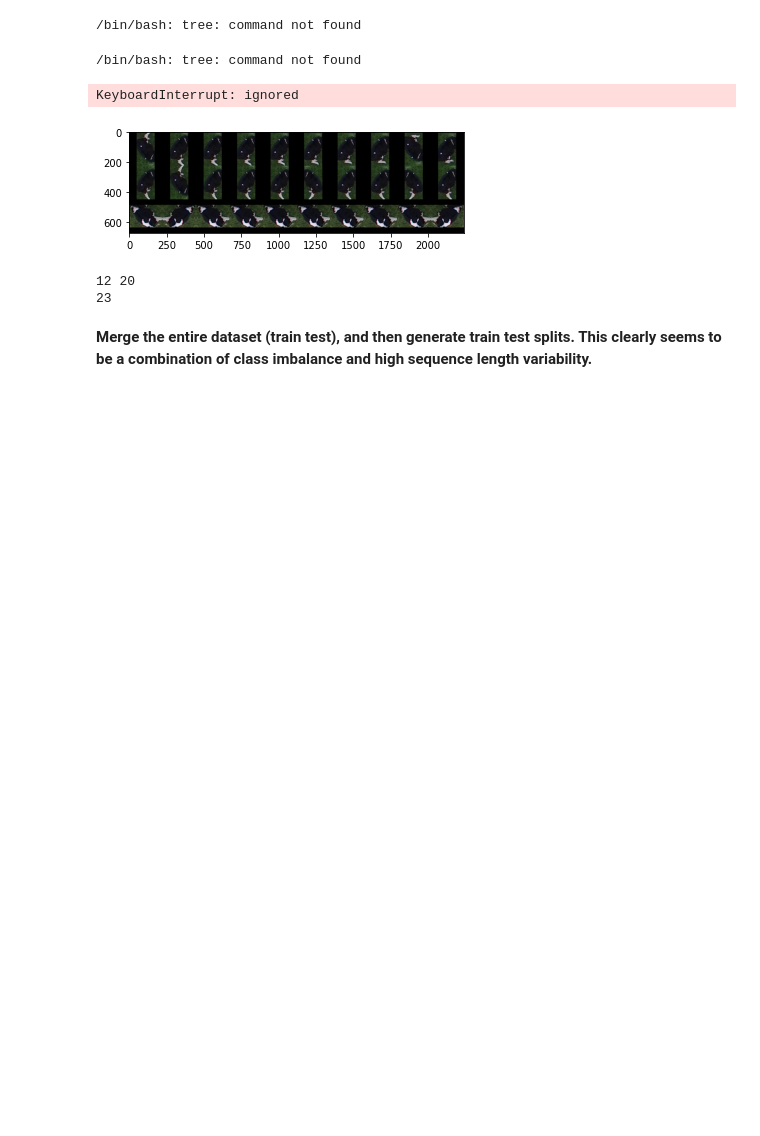
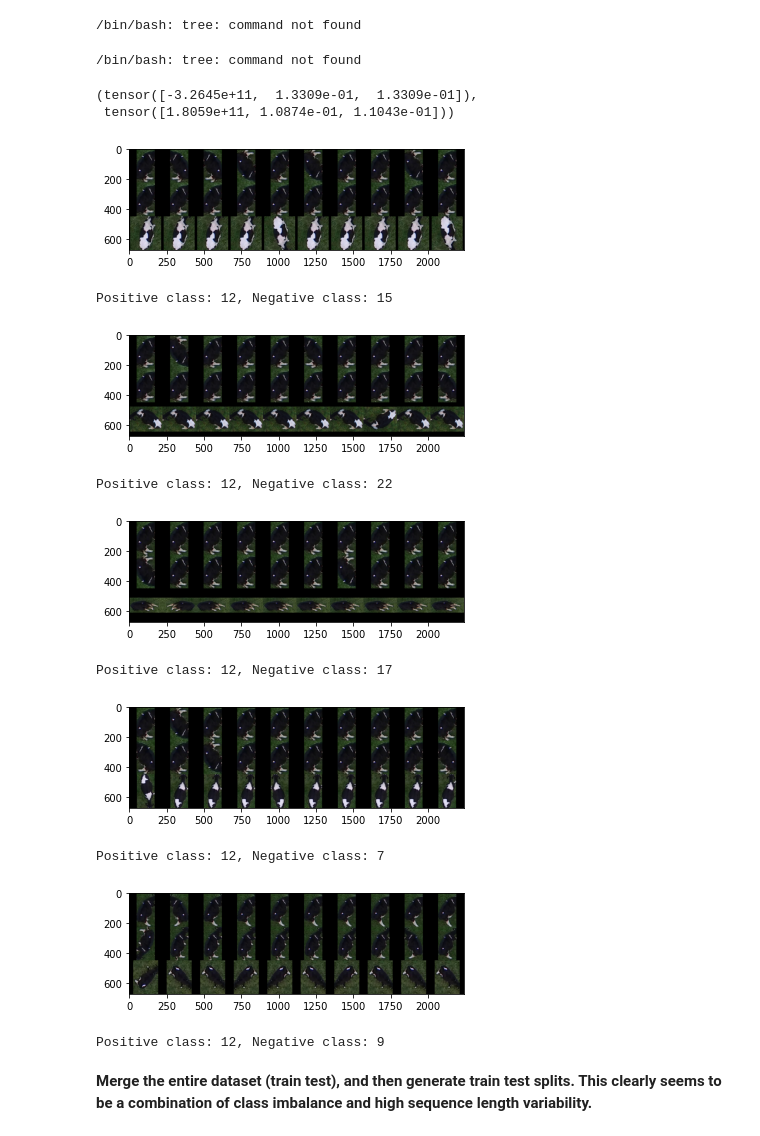
Before and after one commit to Asheeshkrsharma/Identification-OpenCows, a Jupyter notebook: tracklet.ipynb, the cells around one changed output. Cells and saved outputs as stored; diff of their text form; code cells hidden in the pictures; blank space fills up the shorter version.

```diff
--- a/tracklet.ipynb
+++ b/tracklet.ipynb
@@ -416,6 +438,7 @@ trainingDataset = OpenSetCows2021TrackLet(
     trackletChoiceProb=1,
     split="train",
     transform=None,
+    eval=True
 )
 
 trainingDataLoader = DataLoader(
@@ -484,52 +507,60 @@ for batch in trainingDataLoader:
 std = torch.sqrt(sum_of_squared_error / num_of_pixels)
 mean, std
 # %% [output]
-KeyboardInterrupt: ignored
+(tensor([-3.2645e+11,  1.3309e-01,  1.3309e-01]),
+ tensor([1.8059e+11, 1.0874e-01, 1.1043e-01]))
 # %%
 from torchvision import transforms
 
 trainingDataset = OpenSetCows2021TrackLet(
     "/content/datasets/OpenSetCows2017",
     "/content/utils/opencowsTracklets2017.json",
     maxSequenceLength=10,
     trackletChoiceProb=1,
     split="train",
     # transform=transforms.Normalize(
     #     [0.2403, 0.2595, 0.2305],
     #     [0.3107, 0.3184, 0.3061]
     # ),
     transform=transforms.Compose(
         [
             # transforms.Normalize([0.1331, 0.1331, 0.1331], [0.1063, 0.1087, 0.1104]),
             transforms.RandomVerticalFlip(p=0.1),
             transforms.RandomHorizontalFlip(p=0.1),
             # transforms.ColorJitter(brightness=0.1, contrast=0.1, saturation=0.1, hue=0.1)
         ],
     ),
 )
 
-# Test
-negative, anchor, positive, positiveLabel, negativeLabel = trainingDataset.__getitem__(
-    12
-)
-anc = [a.permute(1, 2, 0).numpy() for a in anchor]
-pos = [a.permute(1, 2, 0).numpy() for a in positive]
-neg = [a.permute(1, 2, 0).numpy() for a in negative]
+for i in range(5):
+  # Test
+  negative, anchor, positive, positiveLabel, negativeLabel = trainingDataset.__getitem__(
+      12
+  )
+  anc = [a.permute(1, 2, 0).numpy() for a in anchor]
+  pos = [a.permute(1, 2, 0).numpy() for a in positive]
+  neg = [a.permute(1, 2, 0).numpy() for a in negative]
 
-# Function to compose images in a grid
-compose = lambda images, horizontal: numpy.concatenate(
-    [img if horizontal == 1 else img for img in images],
-    axis=horizontal,
-)
+  # Function to compose images in a grid
+  compose = lambda images, horizontal: numpy.concatenate(
+      [img if horizontal == 1 else img for img in images],
+      axis=horizontal,
+  )
 
-plt.imshow(compose([compose(anc, 1), compose(pos, 1), compose(neg, 1)], 0))
-plt.show()
-print(positiveLabel, negativeLabel)
-print(len(trainingDataset))
+  plt.imshow(compose([compose(anc, 1), compose(pos, 1), compose(neg, 1)], 0))
+  plt.show()
+  print('Positive class: {}, Negative class: {}'.format(positiveLabel, negativeLabel))
 # %% [output]
-[figure, old version]
+[figure, new version]
-12 20
-23
+Positive class: 12, Negative class: 15
+[figure, added]
+Positive class: 12, Negative class: 22
+[figure, added]
+Positive class: 12, Negative class: 17
+[figure, added]
+Positive class: 12, Negative class: 7
+[figure, added]
+Positive class: 12, Negative class: 9
 # %%
 import torch.nn.functional as F
 from utils.mining import HardestNegativeTripletSelector
```
Also changed, not shown: parts of 8 cells of this notebook, 3 other files.
